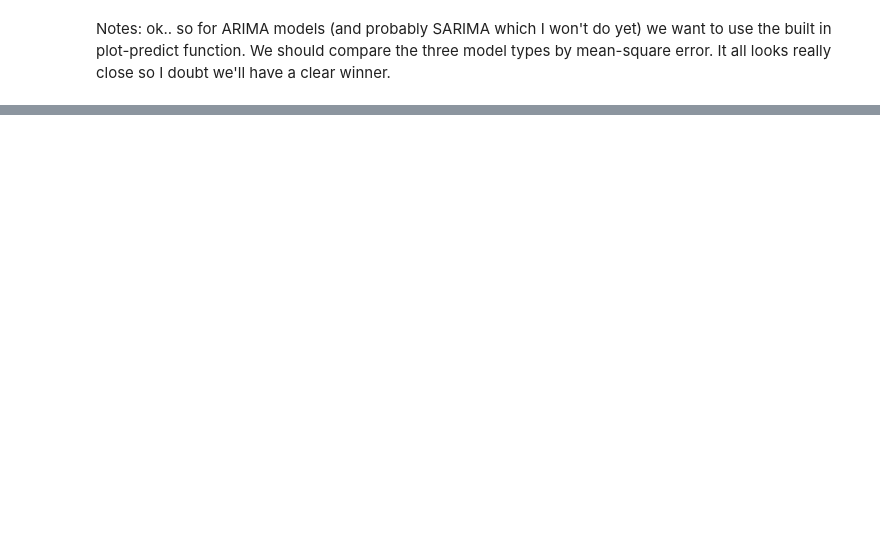
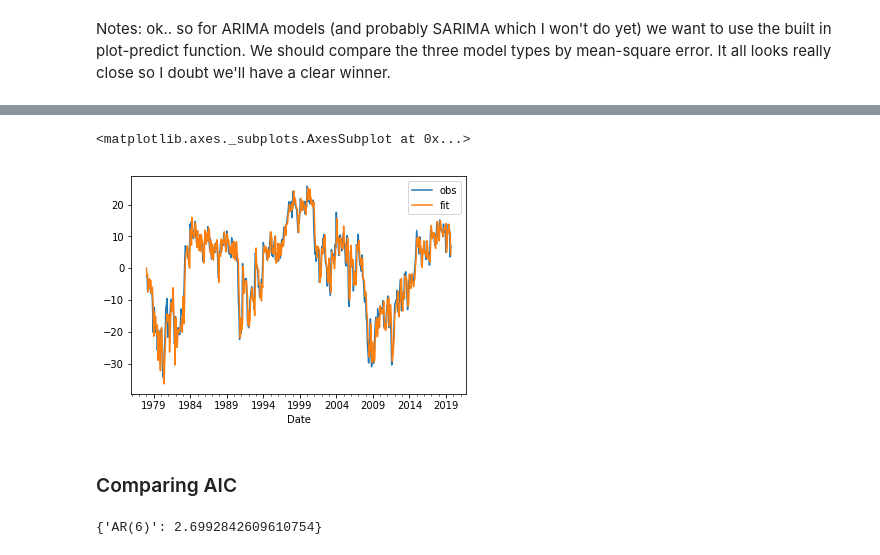
Before and after one commit to nt-ds/ckt-time-series-analysis, a Jupyter notebook: TSM_Proj.ipynb, the cells around one changed output, grey strips where cells are left out. Drawn from its saved outputs; the diff is of its cells as text; code cells hidden in the pictures; blank space fills up the shorter version.

```diff
--- a/TSM_Proj.ipynb
+++ b/TSM_Proj.ipynb
@@ -429,0 +512,12 @@ data_cons.to_csv('c:/Users/Ui-Wing/Downloads/data.csv')
+# %%
+plot_data = pd.DataFrame({'obs': ddata_cons, 'fit':sarima_opt.fittedvalues})
+# the plot is definitely wrong
+# I don't think the fittedvalues attribute for ARIMA models is correct
+# no documentation on it
+
+plot_data.plot()
+# %% [output]
+<matplotlib.axes._subplots.AxesSubplot at 0x...>
+[figure, added]
+# %% [markdown]
+### Comparing AIC
@@ -429,0 +530,4 @@ data_cons.to_csv('c:/Users/Ui-Wing/Downloads/data.csv')
+# %%
+optimal_models
+# %% [output]
+{'AR(6)': 2.6992842609610754}
```
Also changed, not shown: parts of 29 cells of this notebook.
